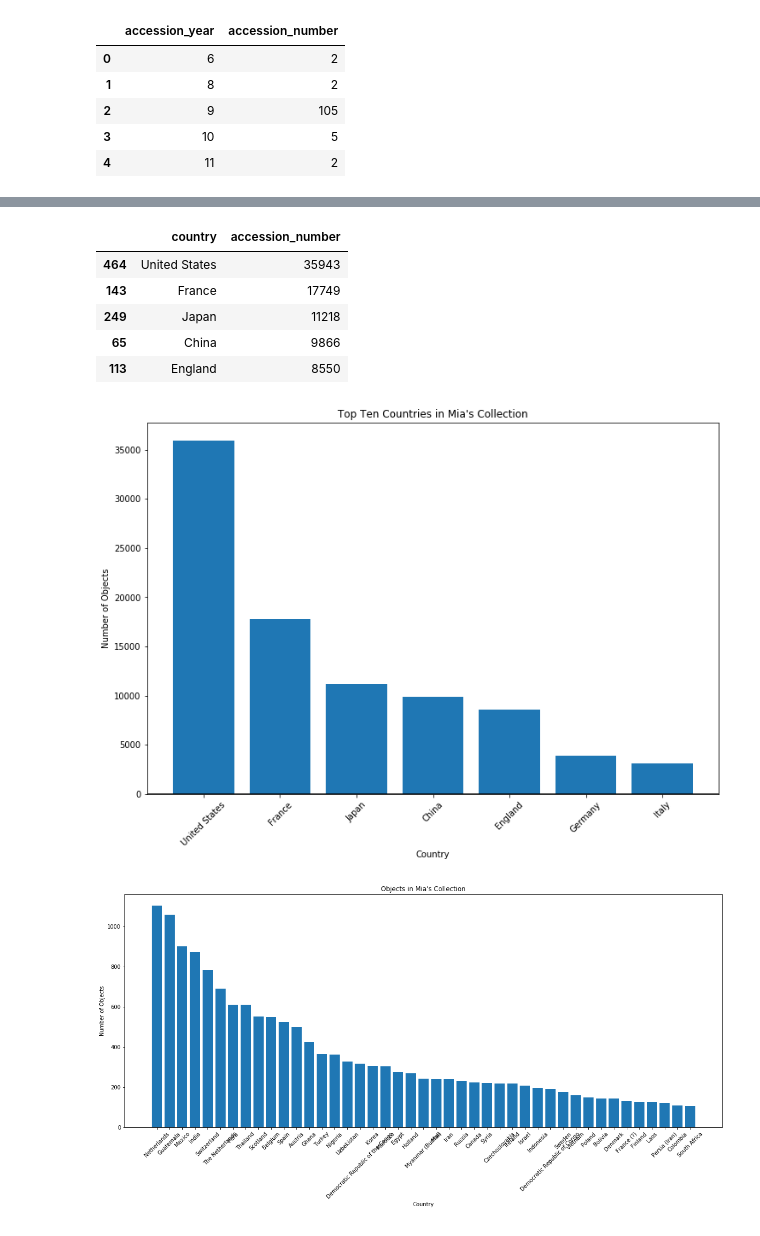
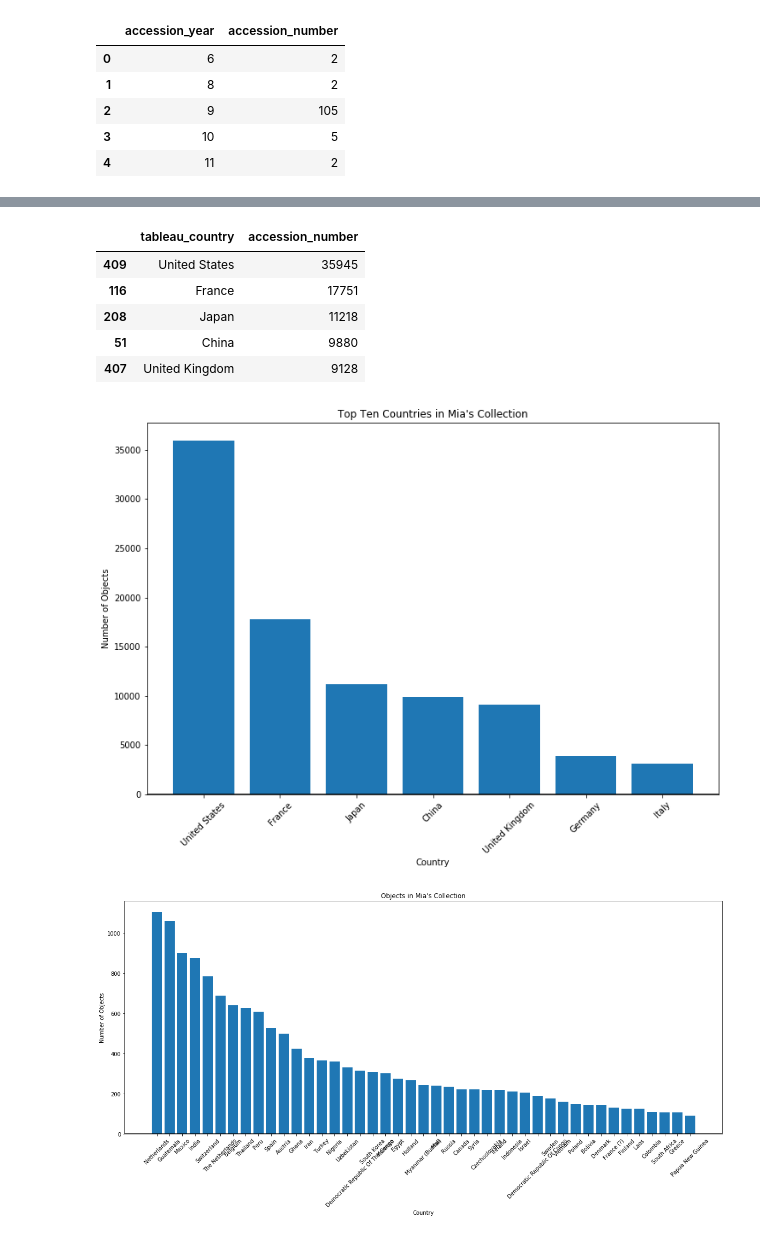
Before and after one commit to jackrapp/collection_map, a Jupyter notebook: collection_visualization.ipynb, the cells around one changed output, grey strips where cells are left out. Drawn from its saved outputs; the diff is of its cells as text; code cells hidden in the pictures.

```diff
--- a/collection_visualization.ipynb
+++ b/collection_visualization.ipynb
@@ -4,7 +4,7 @@ import numpy as np
 import matplotlib.pyplot as plt
 # %%
 # Read in csv file
-input_file = 'resources/Mia_objects_accession_year.csv'
+input_file = 'resources/Mia_objects_country.csv'
 data = pd.read_csv(input_file, index_col='Unnamed: 0')
 
 data.head()
@@ -58,4 +63,4 @@ plt.show()
 # %%
-collection_country = data.groupby(['country'], as_index=False)['accession_number'].count()
+collection_country = data.groupby(['tableau_country'], as_index=False)['accession_number'].count()
 collection_country.head()
 # %% [output]
@@ -70,39 +75,39 @@ collection_country.head()
 collection_country_top = collection_country.nlargest(50, 'accession_number')
 collection_country_top.head()
 # %% [output]
-|  | country | accession_number |
-| 464 | United States | 35943 |
-| 143 | France | 17749 |
-| 249 | Japan | 11218 |
-| 65 | China | 9866 |
-| 113 | England | 8550 |
+|  | tableau_country | accession_number |
+| 409 | United States | 35945 |
+| 116 | France | 17751 |
+| 208 | Japan | 11218 |
+| 51 | China | 9880 |
+| 407 | United Kingdom | 9128 |
 # %%
 # Create handles from country values
-handles = collection_country_top['country'].values
+handles = collection_country_top['tableau_country'].values
 
 # Only pull top 7 values
 # Build the bar chart
 plt.figure(figsize=(12,8))
 x_axis = np.arange(0,7)
 
 plt.bar(x_axis, collection_country_top['accession_number'][0:7])
 plt.axhline(color="black")
 plt.xticks(x_axis, labels=handles[0:7], rotation=45)
 plt.title("Top Ten Countries in Mia's Collection")
 plt.xlabel("Country")
 plt.ylabel('Number of Objects')
 
 # # Save the Figure
 # plt.savefig("Tumor_Growth.png")
 
 
 # Show the Figure
 plt.show()
 # %% [output]
-[figure, old version]
+[figure, new version]
 # %%
 # Create handles from country values
-handles = collection_country_top['country'].values
+handles = collection_country_top['tableau_country'].values
 
 # Build the bar chart
 plt.figure(figsize=(20,8))
@@ -122,4 +127,4 @@ plt.ylabel('Number of Objects')
 # Show the Figure
 plt.show()
 # %% [output]
-[figure, old version]
+[figure, new version]
```
Also changed, not shown: parts of 4 cells of this notebook.
